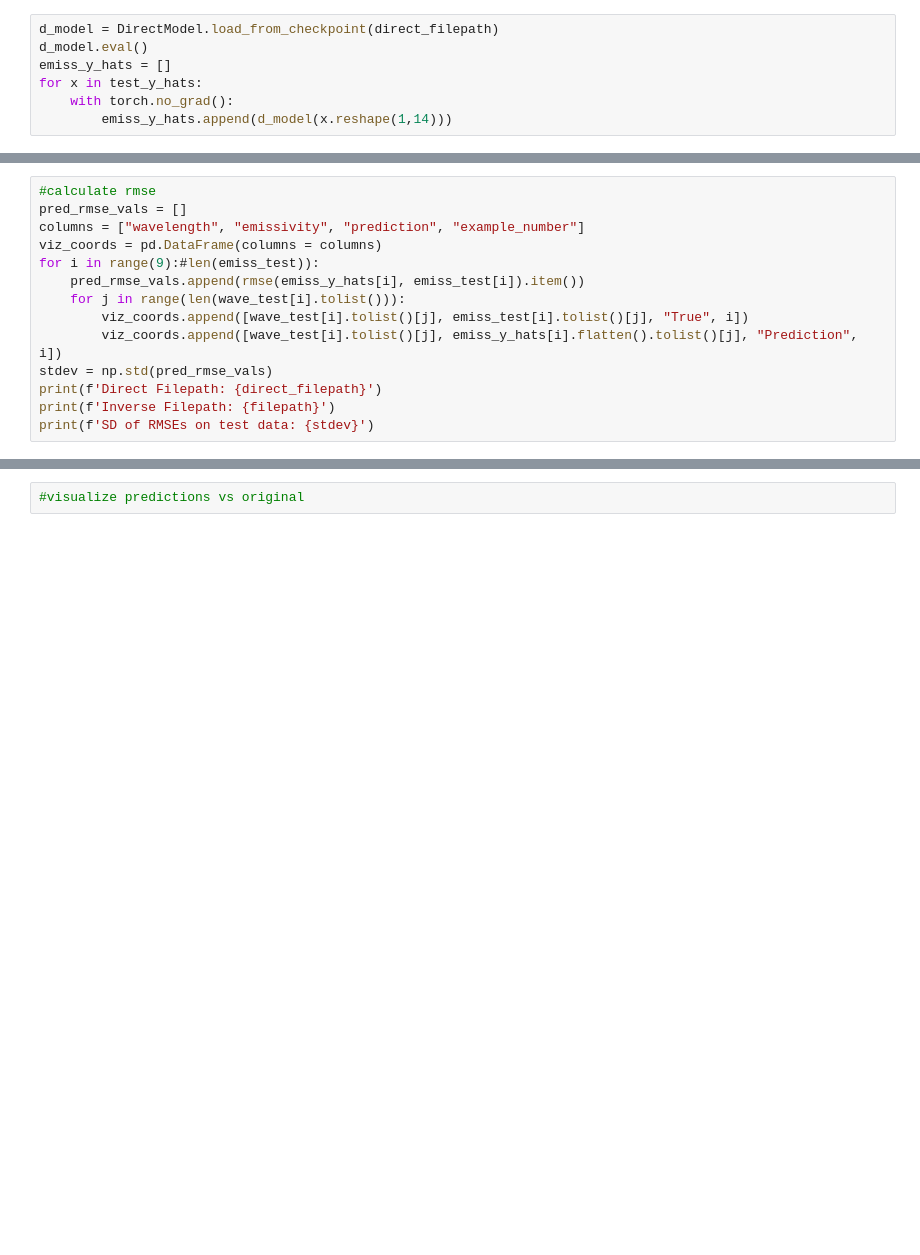
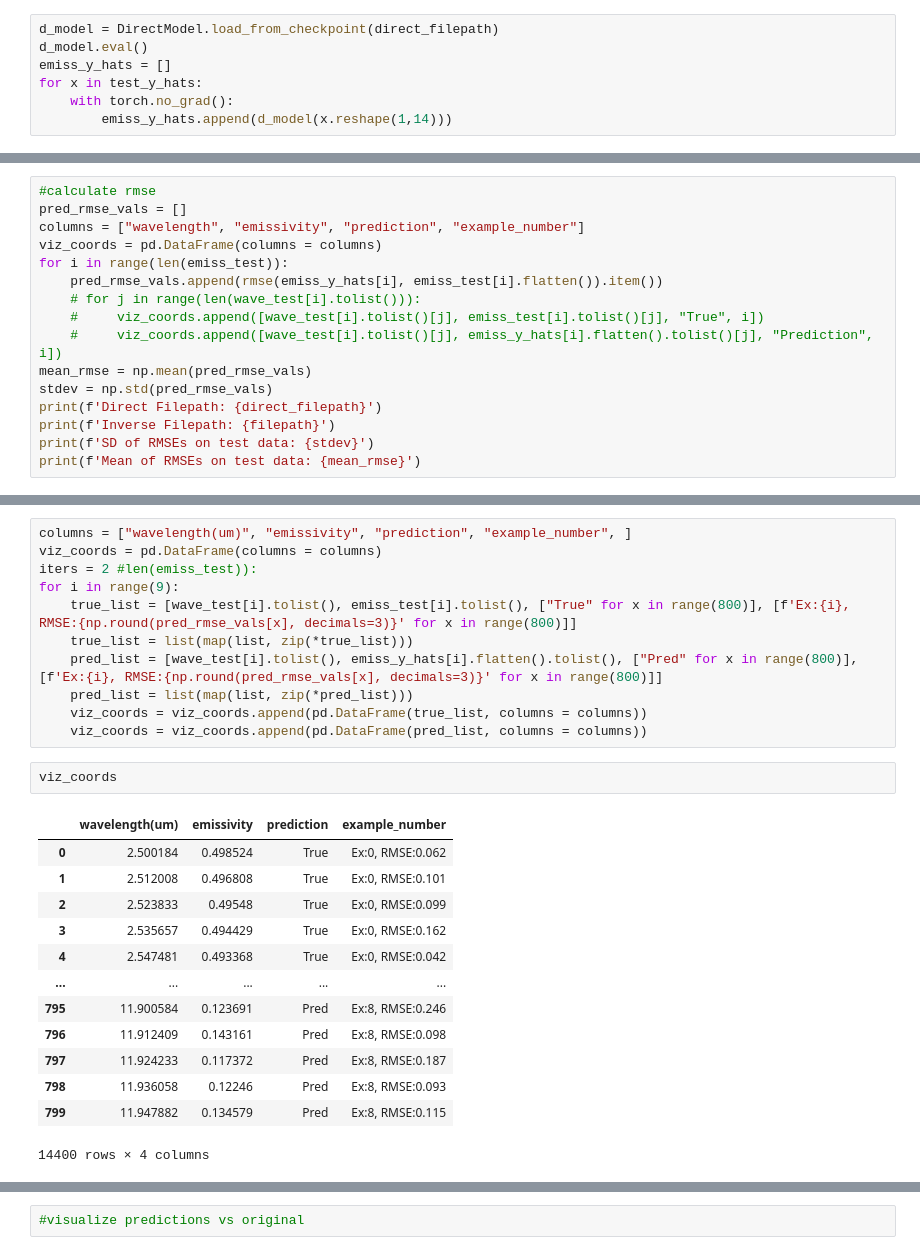
Before and after one commit to metamaterials-capstone-su-22/metamaterials_ai, a Jupyter notebook: src/notebooks/metrics.ipynb, the cells around one changed output, grey strips where cells are left out. Saved outputs shown, nothing was run; the diff lists cells and outputs as text; blank space fills up the shorter version.

Commit message:
altair viz of test sets

```diff
--- a/src/notebooks/metrics.ipynb
+++ b/src/notebooks/metrics.ipynb
@@ -115,13 +97,15 @@ wave_test[1].tolist()
 pred_rmse_vals = []
 columns = ["wavelength", "emissivity", "prediction", "example_number"]
 viz_coords = pd.DataFrame(columns = columns)
-for i in range(9):#len(emiss_test)):
-    pred_rmse_vals.append(rmse(emiss_y_hats[i], emiss_test[i]).item())
-    for j in range(len(wave_test[i].tolist())):
-        viz_coords.append([wave_test[i].tolist()[j], emiss_test[i].tolist()[j], "True", i])
-        viz_coords.append([wave_test[i].tolist()[j], emiss_y_hats[i].flatten().tolist()[j], "Prediction", i])
+for i in range(len(emiss_test)):
+    pred_rmse_vals.append(rmse(emiss_y_hats[i], emiss_test[i].flatten()).item())
+    # for j in range(len(wave_test[i].tolist())):
+    #     viz_coords.append([wave_test[i].tolist()[j], emiss_test[i].tolist()[j], "True", i])
+    #     viz_coords.append([wave_test[i].tolist()[j], emiss_y_hats[i].flatten().tolist()[j], "Prediction", i])
+mean_rmse = np.mean(pred_rmse_vals)
 stdev = np.std(pred_rmse_vals)
 print(f'Direct Filepath: {direct_filepath}')
 print(f'Inverse Filepath: {filepath}')
 print(f'SD of RMSEs on test data: {stdev}')
+print(f'Mean of RMSEs on test data: {mean_rmse}')
 # %% [output]
@@ -129 +125,28 @@ NameError: name 'pd' is not defined
+# %%
+columns = ["wavelength(um)", "emissivity", "prediction", "example_number", ]
+viz_coords = pd.DataFrame(columns = columns)
+iters = 2 #len(emiss_test)):
+for i in range(9):
+    true_list = [wave_test[i].tolist(), emiss_test[i].tolist(), ["True" for x in range(800)], [f'Ex:{i}, RMSE:{np.round(pred_rmse_vals[x], decimals=3)}' for x in range(800)]]
+    true_list = list(map(list, zip(*true_list)))
+    pred_list = [wave_test[i].tolist(), emiss_y_hats[i].flatten().tolist(), ["Pred" for x in range(800)], [f'Ex:{i}, RMSE:{np.round(pred_rmse_vals[x], decimals=3)}' for x in range(800)]]
+    pred_list = list(map(list, zip(*pred_list)))
+    viz_coords = viz_coords.append(pd.DataFrame(true_list, columns = columns))
+    viz_coords = viz_coords.append(pd.DataFrame(pred_list, columns = columns))
+# %%
+viz_coords
+# %% [output]
+|  | wavelength(um) | emissivity | prediction | example_number |
+| 0 | 2.500184 | 0.498524 | True | Ex:0, RMSE:0.062 |
+| 1 | 2.512008 | 0.496808 | True | Ex:0, RMSE:0.101 |
+| 2 | 2.523833 | 0.49548 | True | Ex:0, RMSE:0.099 |
+| 3 | 2.535657 | 0.494429 | True | Ex:0, RMSE:0.162 |
+| 4 | 2.547481 | 0.493368 | True | Ex:0, RMSE:0.042 |
+| ... | ... | ... | ... | ... |
+| 795 | 11.900584 | 0.123691 | Pred | Ex:8, RMSE:0.246 |
+| 796 | 11.912409 | 0.143161 | Pred | Ex:8, RMSE:0.098 |
+| 797 | 11.924233 | 0.117372 | Pred | Ex:8, RMSE:0.187 |
+| 798 | 11.936058 | 0.12246 | Pred | Ex:8, RMSE:0.093 |
+| 799 | 11.947882 | 0.134579 | Pred | Ex:8, RMSE:0.115 |
+14400 rows × 4 columns
 # %%
```
Also changed, not shown: parts of 6 cells of this notebook.
